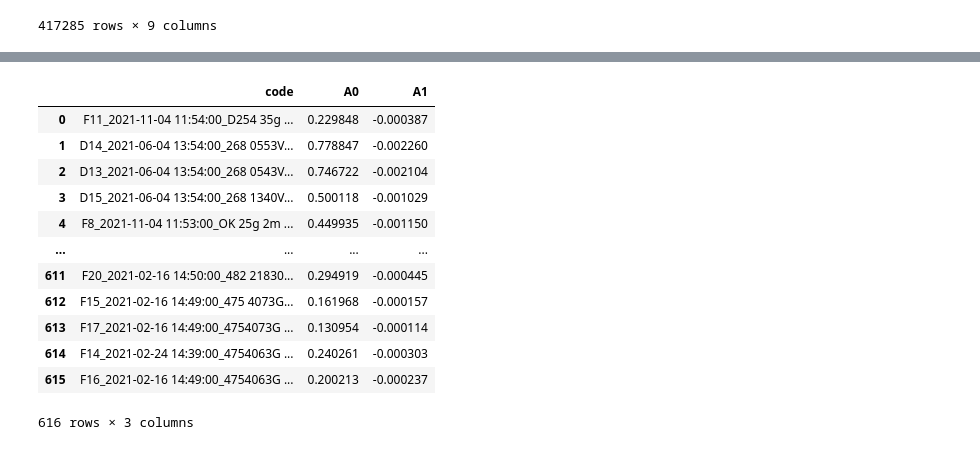
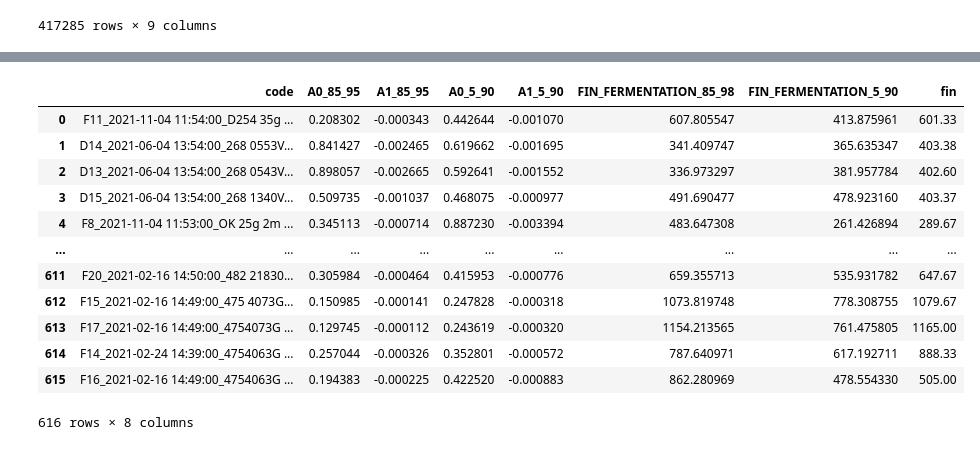
Before and after one commit to bigirimanainnocent12/Code, a Jupyter notebook: Fin_FERMA.ipynb, the cells around one changed output, grey strips where cells are left out. Drawn from its saved outputs; the diff is of its cells as text; code cells hidden in the pictures.

```diff
--- a/Fin_FERMA.ipynb
+++ b/Fin_FERMA.ipynb
@@ -57,8 +57,8 @@ for code in df['Code'].unique():
 DF = pd.DataFrame(resultats)
 # %%
 DF['Maxco2_85']=DF['max_co2']*0.85
-DF['Maxco2_98']=DF['max_co2']*0.98
-DF['Maxco2_70']=DF['max_co2']*0.7
-DF['Maxco2_80']=DF['max_co2']*0.8
+DF['Maxco2_98']=DF['max_co2']*0.97
+DF['Maxco2_5']=DF['max_co2']*0.5
+DF['Maxco2_90']=DF['max_co2']*0.9
 DF
 # %% [output]
@@ -78,37 +78,50 @@ DF
 # %%
 
 import statsmodels.formula.api as sm
 resul=[]
 for code in df['Code'].unique():
   data = df[df["Code"] == code]
   # Get the values as a single value instead of a Series
-  maxco2_90_value = DF[DF["Code"] == code]["Maxco2_85"].iloc[0]
-  maxco2_95_value = DF[DF["Code"] == code]["Maxco2_98"].iloc[0]
+  maxco2_90_value_85 = DF[DF["Code"] == code]["Maxco2_90"].iloc[0]
+  maxco2_95_value_98 = DF[DF["Code"] == code]["Maxco2_98"].iloc[0]
   #Now we compare using the single values instead of Series
-  datafil=data[(data['CO2'] >= maxco2_90_value) & (data['CO2'] <= maxco2_95_value)]
-  modele=sm.ols('V ~ Temps',data=datafil).fit()
-  A0=modele.params.Intercept
-  A1=modele.params.Temps
+  datafil_85_98=data[(data['CO2'] >= maxco2_90_value_85) & (data['CO2'] <= maxco2_95_value_98)]
+  modele_85_98=sm.ols('V ~ Temps',data=datafil_85_98).fit()
+  A0_85_98=modele_85_98.params.Intercept
+  A1_85_98=modele_85_98.params.Temps
+
+  maxco2_90_value_5 = DF[DF["Code"] == code]["Maxco2_5"].iloc[0]
+  maxco2_95_value_90 = DF[DF["Code"] == code]["Maxco2_90"].iloc[0]
+  #Now we compare using the single values instead of Series
+  datafil_5_90=data[(data['CO2'] >= maxco2_90_value_5) & (data['CO2'] <= maxco2_95_value_90)]
+  modele_5_90=sm.ols('V ~ Temps',data=datafil_5_90).fit()
+  A0_5_90=modele_5_90.params.Intercept
+  A1_5_90=modele_5_90.params.Temps
 
   result = {
     'code':code,
-    'A0':float(A0),
-    'A1':float(A1),
+    'A0_85_95':float(A0_85_98),
+    'A1_85_95':float(A1_85_98),
+     'A0_5_90':float(A0_5_90),
+    'A1_5_90':float(A1_5_90),
+    'FIN_FERMENTATION_85_98':-float(A0_85_98)/float(A1_85_98),
+    'FIN_FERMENTATION_5_90':-float(A0_5_90)/float(A1_5_90),
+    'fin':data["Temps"].iloc[-1]
   }
   resul.append(result)
 DF2 = pd.DataFrame(resul)
 DF2
 # %% [output]
-|  | code | A0 | A1 |
-| 0 | F11_2021-11-04 11:54:00_D254 35g ... | 0.229848 | -0.000387 |
-| 1 | D14_2021-06-04 13:54:00_268 0553V... | 0.778847 | -0.002260 |
-| 2 | D13_2021-06-04 13:54:00_268 0543V... | 0.746722 | -0.002104 |
-| 3 | D15_2021-06-04 13:54:00_268 1340V... | 0.500118 | -0.001029 |
-| 4 | F8_2021-11-04 11:53:00_OK 25g 2m ... | 0.449935 | -0.001150 |
-| ... | ... | ... | ... |
-| 611 | F20_2021-02-16 14:50:00_482 21830... | 0.294919 | -0.000445 |
-| 612 | F15_2021-02-16 14:49:00_475 4073G... | 0.161968 | -0.000157 |
-| 613 | F17_2021-02-16 14:49:00_4754073G ... | 0.130954 | -0.000114 |
-| 614 | F14_2021-02-24 14:39:00_4754063G ... | 0.240261 | -0.000303 |
-| 615 | F16_2021-02-16 14:49:00_4754063G ... | 0.200213 | -0.000237 |
+|  | code | A0_85_95 | A1_85_95 | A0_5_90 | A1_5_90 | FIN_FERMENTATION_85_98 | FIN_FERMENTATION_5_90 | fin |
+| 0 | F11_2021-11-04 11:54:00_D254 35g ... | 0.208302 | -0.000343 | 0.442644 | -0.001070 | 607.805547 | 413.875961 | 601.33 |
+| 1 | D14_2021-06-04 13:54:00_268 0553V... | 0.841427 | -0.002465 | 0.619662 | -0.001695 | 341.409747 | 365.635347 | 403.38 |
+| 2 | D13_2021-06-04 13:54:00_268 0543V... | 0.898057 | -0.002665 | 0.592641 | -0.001552 | 336.973297 | 381.957784 | 402.60 |
+| 3 | D15_2021-06-04 13:54:00_268 1340V... | 0.509735 | -0.001037 | 0.468075 | -0.000977 | 491.690477 | 478.923160 | 403.37 |
+| 4 | F8_2021-11-04 11:53:00_OK 25g 2m ... | 0.345113 | -0.000714 | 0.887230 | -0.003394 | 483.647308 | 261.426894 | 289.67 |
+| ... | ... | ... | ... | ... | ... | ... | ... | ... |
+| 611 | F20_2021-02-16 14:50:00_482 21830... | 0.305984 | -0.000464 | 0.415953 | -0.000776 | 659.355713 | 535.931782 | 647.67 |
+| 612 | F15_2021-02-16 14:49:00_475 4073G... | 0.150985 | -0.000141 | 0.247828 | -0.000318 | 1073.819748 | 778.308755 | 1079.67 |
+| 613 | F17_2021-02-16 14:49:00_4754073G ... | 0.129745 | -0.000112 | 0.243619 | -0.000320 | 1154.213565 | 761.475805 | 1165.00 |
+| 614 | F14_2021-02-24 14:39:00_4754063G ... | 0.257044 | -0.000326 | 0.352801 | -0.000572 | 787.640971 | 617.192711 | 888.33 |
+| 615 | F16_2021-02-16 14:49:00_4754063G ... | 0.194383 | -0.000225 | 0.422520 | -0.000883 | 862.280969 | 478.554330 | 505.00 |
-616 rows × 3 columns
+616 rows × 8 columns
```
Also changed, not shown: parts of 4 cells of this notebook.
